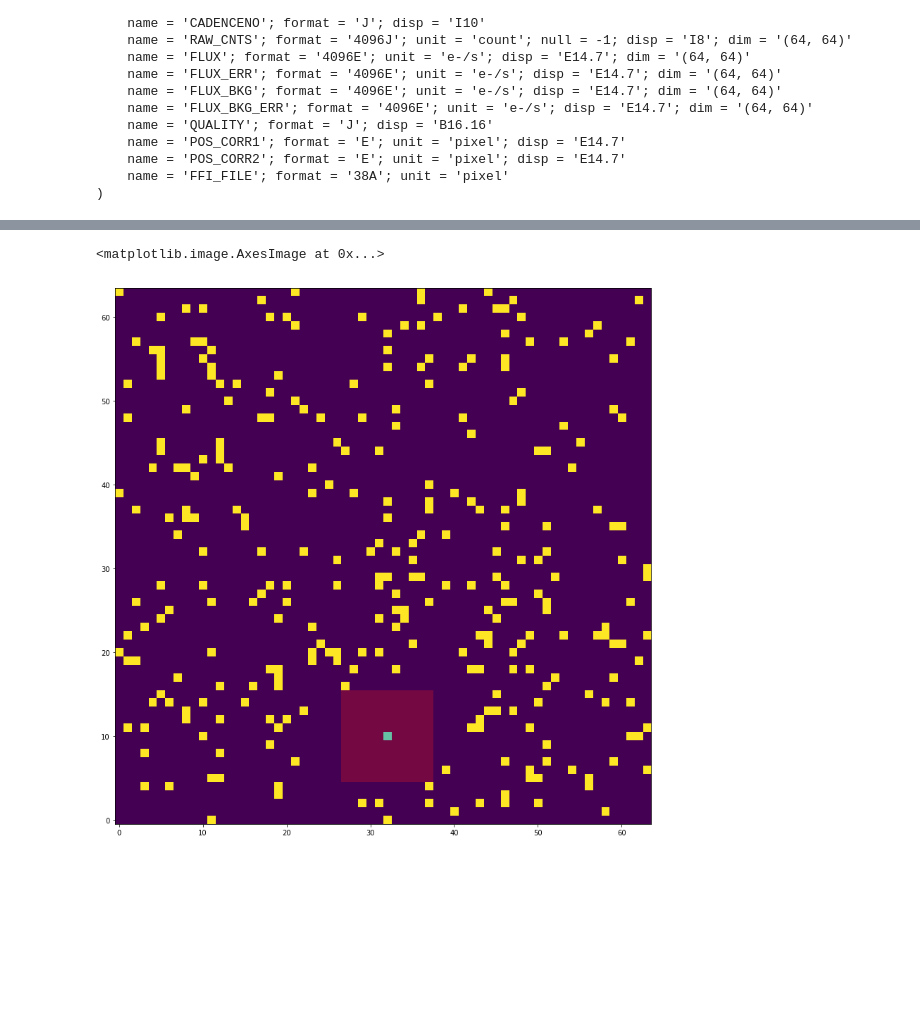
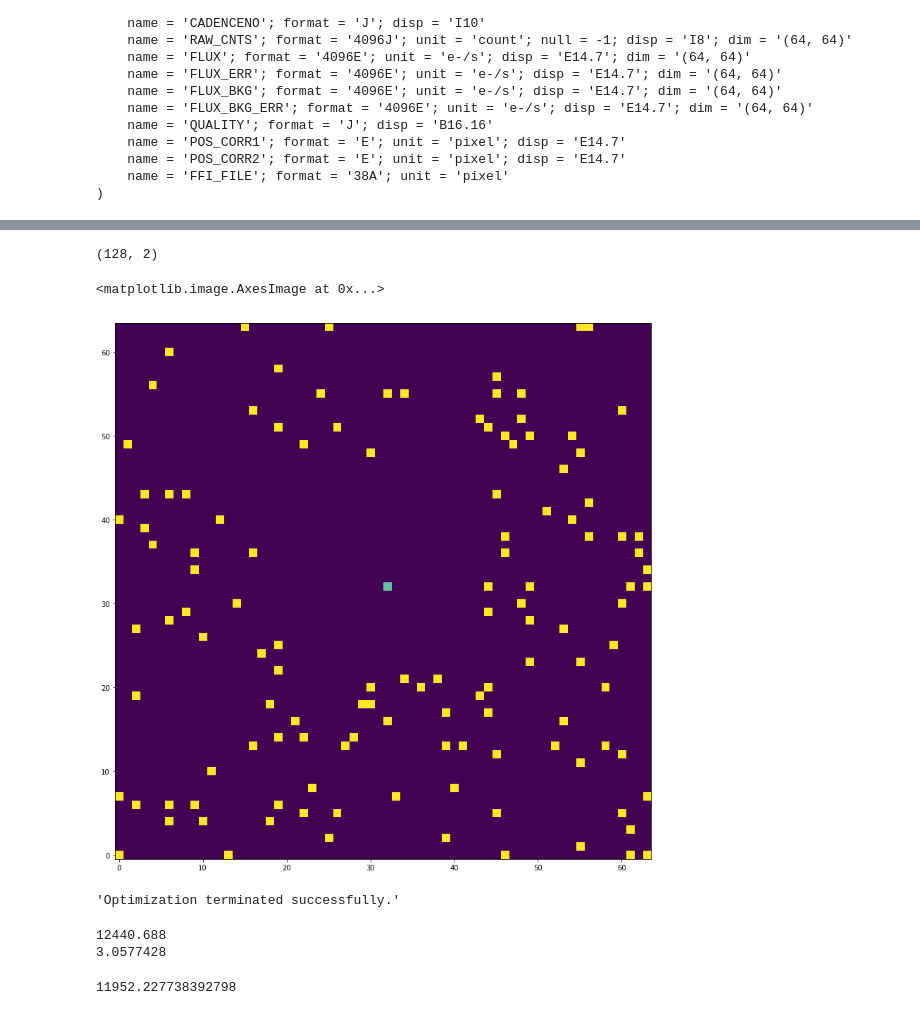
Before and after one commit to soichiro-hattori/unpopular, a Jupyter notebook: naive_cpm.ipynb, the cells around one changed output, grey strips where cells are left out. Cells and saved outputs as stored; diff of their text form; code cells hidden in the pictures; blank space fills up the shorter version.

```diff
--- a/naive_cpm.ipynb
+++ b/naive_cpm.ipynb
@@ -29,10 +30,10 @@ with fits.open(fits_file, mode="readonly") as hdulist:
 im_flux = flux[0]
 im_err = flux_err[0]
 # %%
-pred_pix_x = 10
+pred_pix_x = 32
 pred_pix_y = 32
 
-exc_region = 5 # number of pixels to exclude from prediction pixel
+exc_region = 10 # number of pixels to exclude from prediction pixel
 
 plt.figure(figsize=(14, 14))
 plt.imshow(im_flux, origin="lower", cmap="Greys")
@@ -60,8 +61,11 @@ def choose_n_valid_pixel(n, x, y, exc_region):
         idx_list.append(coordinate)
     return np.array(idx_list)
 # %%
-n = 300
+n = 2**7
 valid_pixels = choose_n_valid_pixel(n, pred_pix_x, pred_pix_y, exc_region)  # 2 rows, n columns
+print(valid_pixels.shape)
+# %% [output]
+(128, 2)
 # %%
 chosen_pixels = np.zeros((64,64))
 chosen_pixels[valid_pixels.T[0], valid_pixels.T[1]] = 1
@@ -68,11 +73,11 @@ chosen_pixels[valid_pixels.T[0], valid_pixels.T[1]] = 1
 # %%
 plt.figure(figsize=(14, 14))
 plt.imshow(chosen_pixels, origin="lower")
-plt.imshow(mask, origin="lower", cmap="Set1", alpha=0.3)
+# plt.imshow(mask, origin="lower", cmap="Set1", alpha=0.3)
 plt.imshow(pred_pix_mask, origin="lower", cmap="Set2")
 # %% [output]
 <matplotlib.image.AxesImage at 0x...>
-[figure, old version]
+[figure, new version]
 # %%
 chosen_flux = im_flux[valid_pixels.T[0], valid_pixels.T[1]]
 chosen_err = im_err[valid_pixels.T[0], valid_pixels.T[1]]
@@ -78,0 +99,15 @@ chosen_err = im_err[valid_pixels.T[0], valid_pixels.T[1]]
+# %%
+res = minimize(chi2func, a0, tol=1)
+res.message
+# %% [output]
+'Optimization terminated successfully.'
+# %%
+print(pixel_value)
+print(pixel_err)
+# %% [output]
+12440.688
+3.0577428
+# %%
+np.sum(res.x * chosen_flux)
+# %% [output]
+11952.227738392798
```
Also changed, not shown: parts of 21 cells of this notebook, 1 other file.
